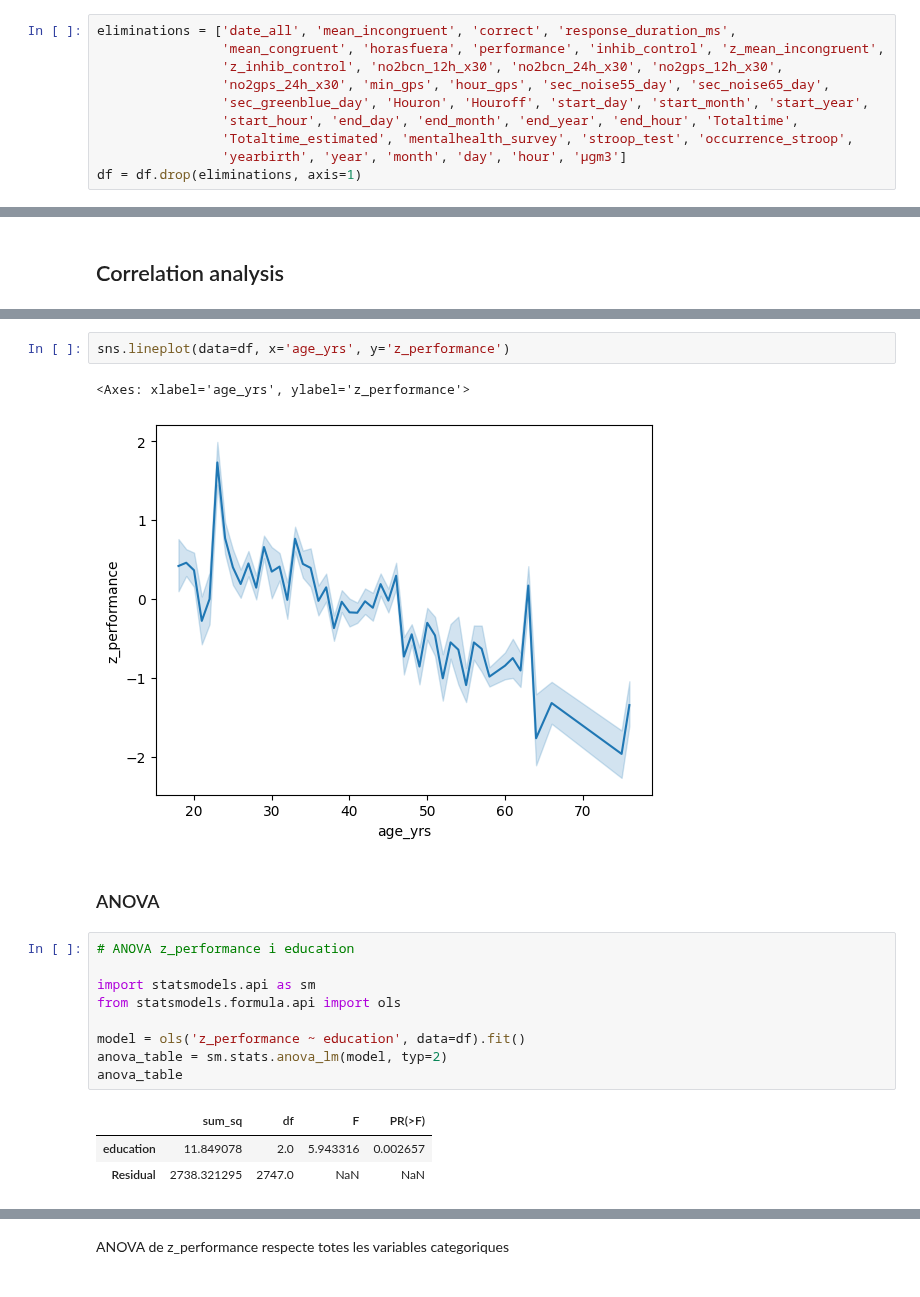
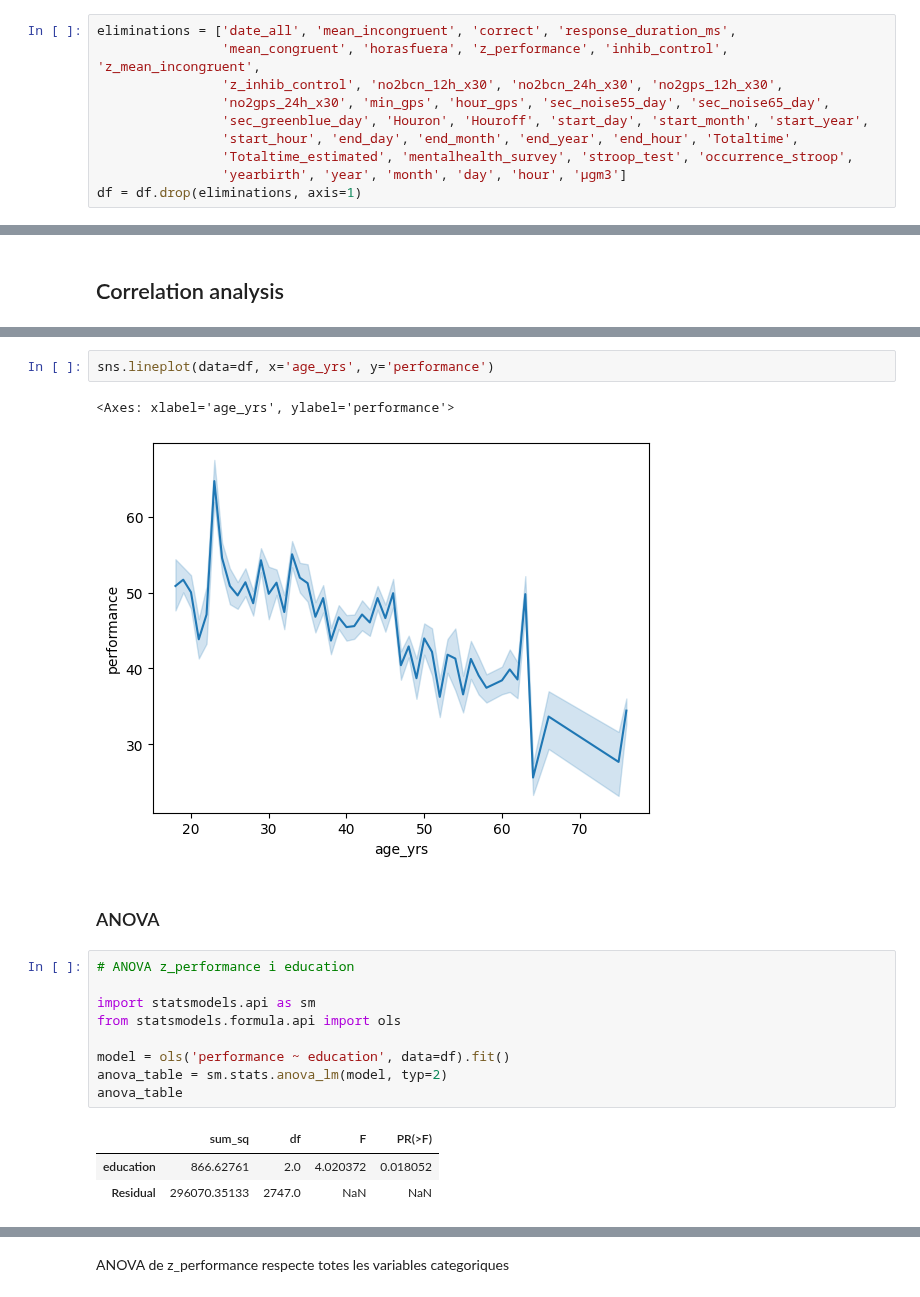
Before and after one commit to adraco007/Pollution_Health_BCN, a Jupyter notebook: EDA_preprocess.ipynb, the cells around one changed output, grey strips where cells are left out. Cells and saved outputs as stored; diff of their text form.

Commit message:
MOD use performance instead of z performance

```diff
--- a/EDA_preprocess.ipynb
+++ b/EDA_preprocess.ipynb
@@ -35,7 +35,7 @@ for name in list_to_cat:
     df[name] = df[name].astype('category')
 # %%
 eliminations = ['date_all', 'mean_incongruent', 'correct', 'response_duration_ms',
-                'mean_congruent', 'horasfuera', 'performance', 'inhib_control', 'z_mean_incongruent',
+                'mean_congruent', 'horasfuera', 'z_performance', 'inhib_control', 'z_mean_incongruent',
                 'z_inhib_control', 'no2bcn_12h_x30', 'no2bcn_24h_x30', 'no2gps_12h_x30',
                 'no2gps_24h_x30', 'min_gps', 'hour_gps', 'sec_noise55_day', 'sec_noise65_day',
                 'sec_greenblue_day', 'Houron', 'Houroff', 'start_day', 'start_month', 'start_year',
@@ -112,8 +112,8 @@ plt.show()
 # %%
-sns.lineplot(data=df, x='age_yrs', y='z_performance')
+sns.lineplot(data=df, x='age_yrs', y='performance')
 # %% [output]
-<Axes: xlabel='age_yrs', ylabel='z_performance'>
+<Axes: xlabel='age_yrs', ylabel='performance'>
-[figure, old version]
+[figure, new version]
 # %% [markdown]
 ### ANOVA
 # %%
@@ -122,13 +122,13 @@ sns.lineplot(data=df, x='age_yrs', y='z_performance')
 import statsmodels.api as sm
 from statsmodels.formula.api import ols
 
-model = ols('z_performance ~ education', data=df).fit()
+model = ols('performance ~ education', data=df).fit()
 anova_table = sm.stats.anova_lm(model, typ=2)
 anova_table
 # %% [output]
 |  | sum_sq | df | F | PR(>F) |
-| education | 11.849078 | 2.0 | 5.943316 | 0.002657 |
-| Residual | 2738.321295 | 2747.0 | NaN | NaN |
+| education | 866.62761 | 2.0 | 4.020372 | 0.018052 |
+| Residual | 296070.35133 | 2747.0 | NaN | NaN |
 # %%
 # boxplots del ANOVA anterior
 
```
Also changed, not shown: parts of 8 cells of this notebook, 1 other file.
